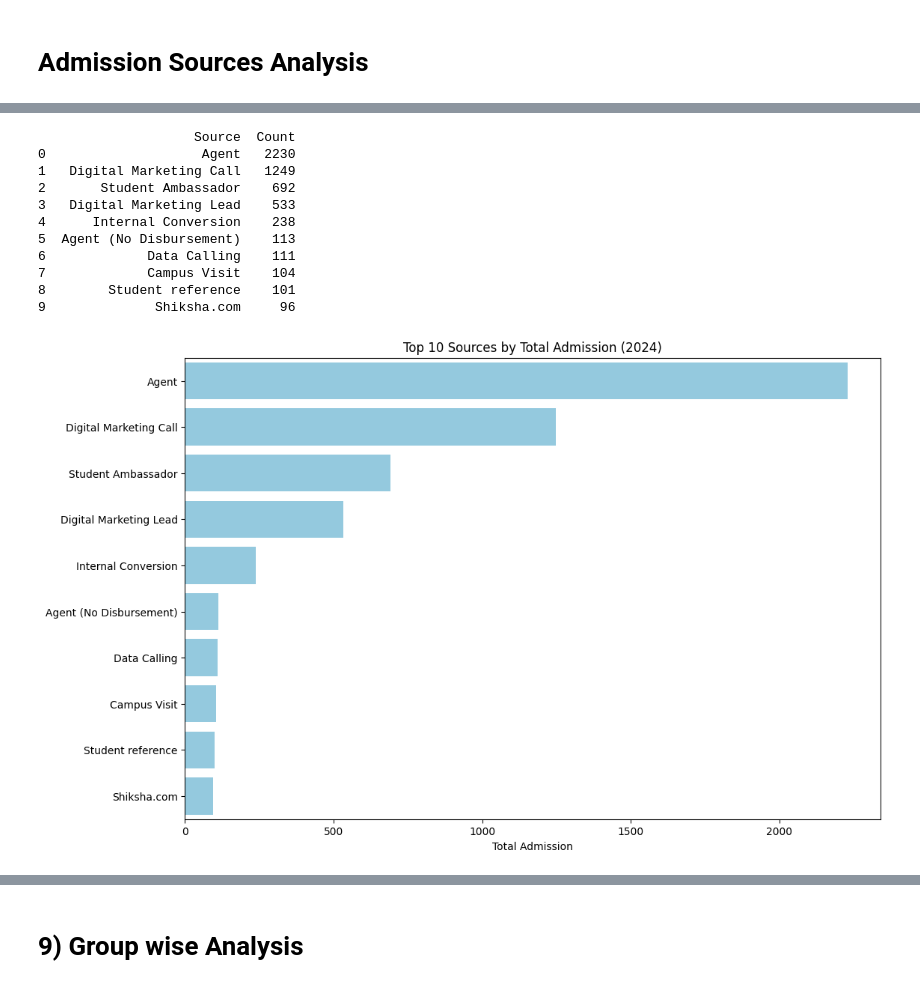
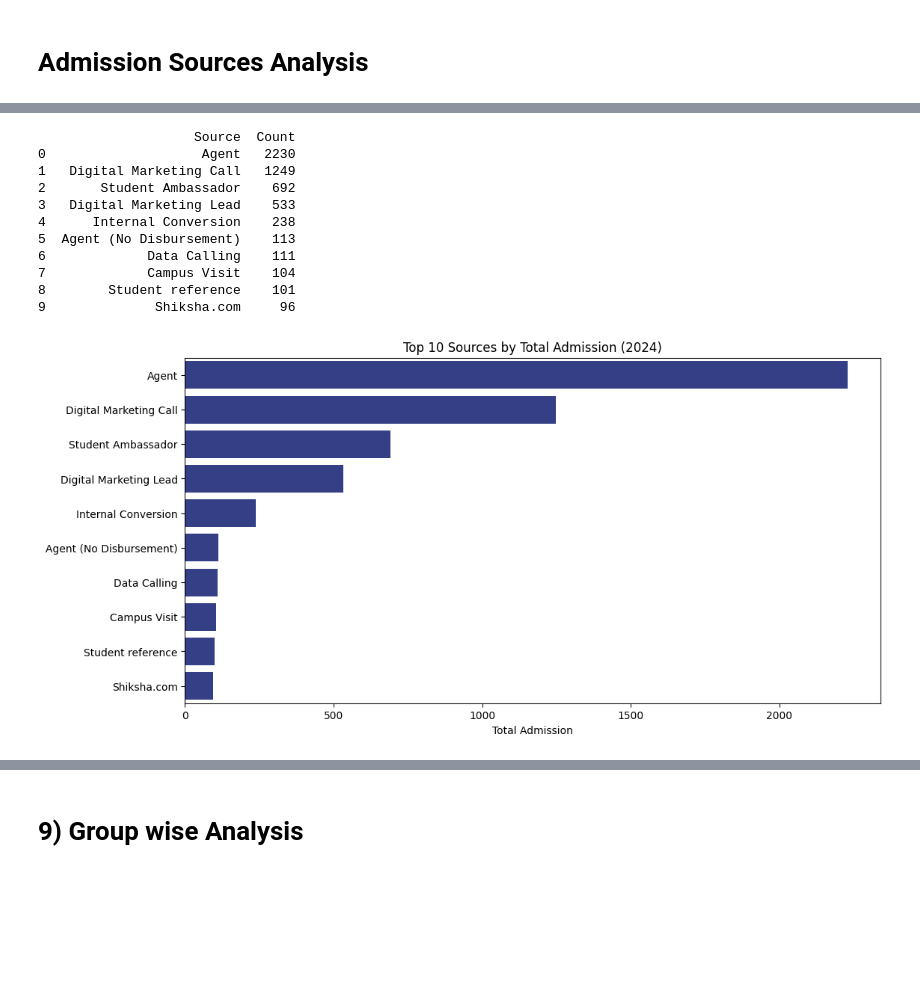
Before and after one commit to neel-dev-2000/BWU-Past-Data-analysis, a Jupyter notebook: Notebooks/EDA_BWU.ipynb, the cells around one changed output, grey strips where cells are left out. Saved outputs shown, nothing was run; the diff lists cells and outputs as text; code cells hidden in the pictures; blank space fills up the shorter version.

```diff
--- a/Notebooks/EDA_BWU.ipynb
+++ b/Notebooks/EDA_BWU.ipynb
@@ -73,6 +75,9 @@ memory usage: 1.6+ MB
 # %%
 #Changing date field type as datetime
 df['Date']=pd.to_datetime(df['Date'])
+df['Paid Booking Date']=pd.to_datetime(df['Paid Booking Date'])
+df['Admission Date']=pd.to_datetime(df['Admission Date'])
+df['Dropout Date']=pd.to_datetime(df['Dropout Date'])
 df.info()
 # %% [output]
 <class 'pandas.core.frame.DataFrame'>
@@ -502,27 +532,27 @@ plt.show()
 # %%
 #Top 10 Sources of Admissions in 2024
-plt.figure(figsize=(12,8))
+plt.figure(figsize=(12,6))
 data=df2024[df2024['Status']=='Admitted']['Source'].value_counts().head(10).reset_index()
 data.columns = ['Source', 'Count']
 print(data)
-sns.barplot(data=data, y='Source', x='Count', color='skyblue')
+sns.barplot(data=data, y='Source', x='Count', color='#283593')
 plt.title("Top 10 Sources by Total Admission (2024)")
 plt.xlabel("Total Admission")
 plt.ylabel("")
 plt.show()
 # %% [output]
                     Source  Count
 0                    Agent   2230
 1   Digital Marketing Call   1249
 2       Student Ambassador    692
 3   Digital Marketing Lead    533
 4      Internal Conversion    238
 5  Agent (No Disbursement)    113
 6             Data Calling    111
 7             Campus Visit    104
 8        Student reference    101
 9              Shiksha.com     96
-[figure, old version]
+[figure, new version]
 # %%
 # Top 10 Sources of Dropouts in 2023
 plt.figure(figsize=(12,8))
```
Also changed, not shown: parts of 39 cells of this notebook, 4 other files.
